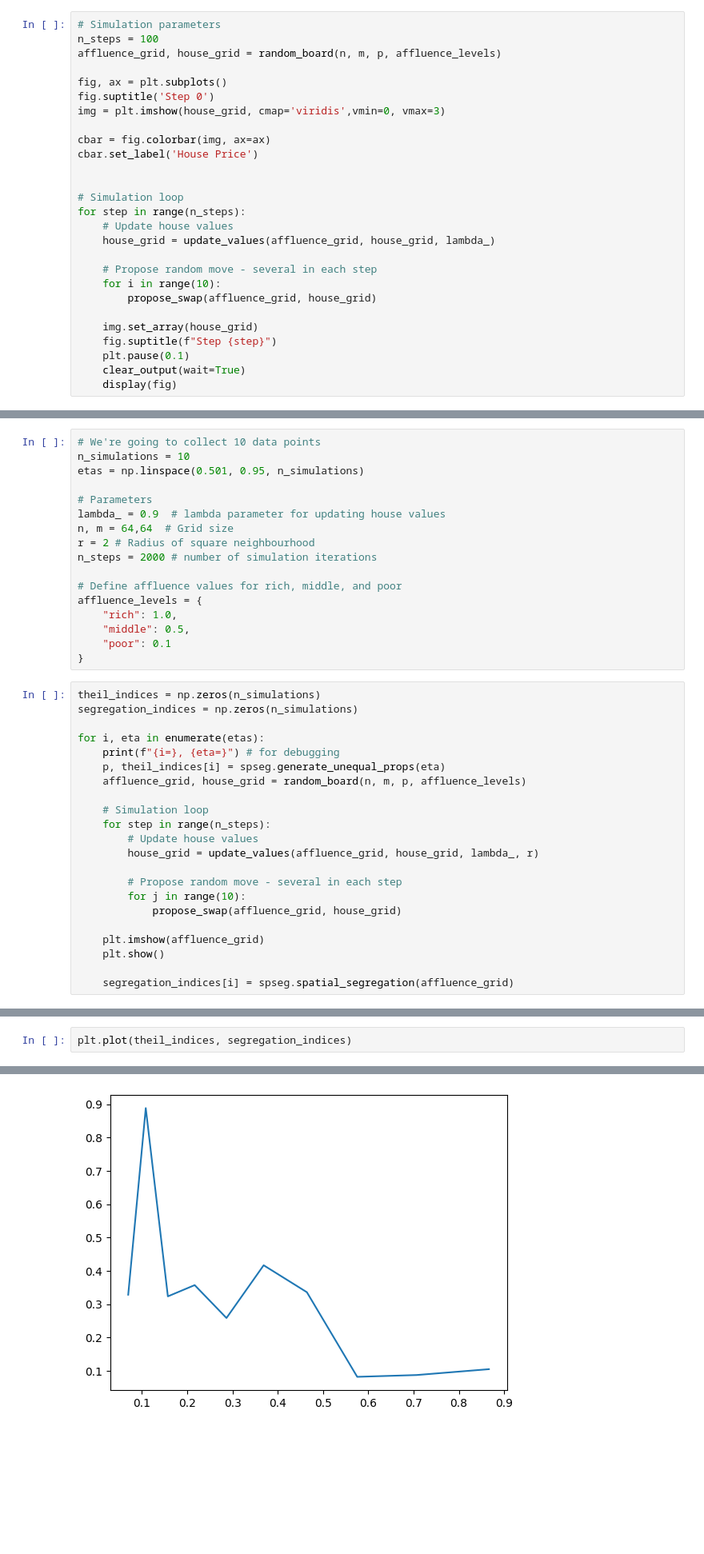
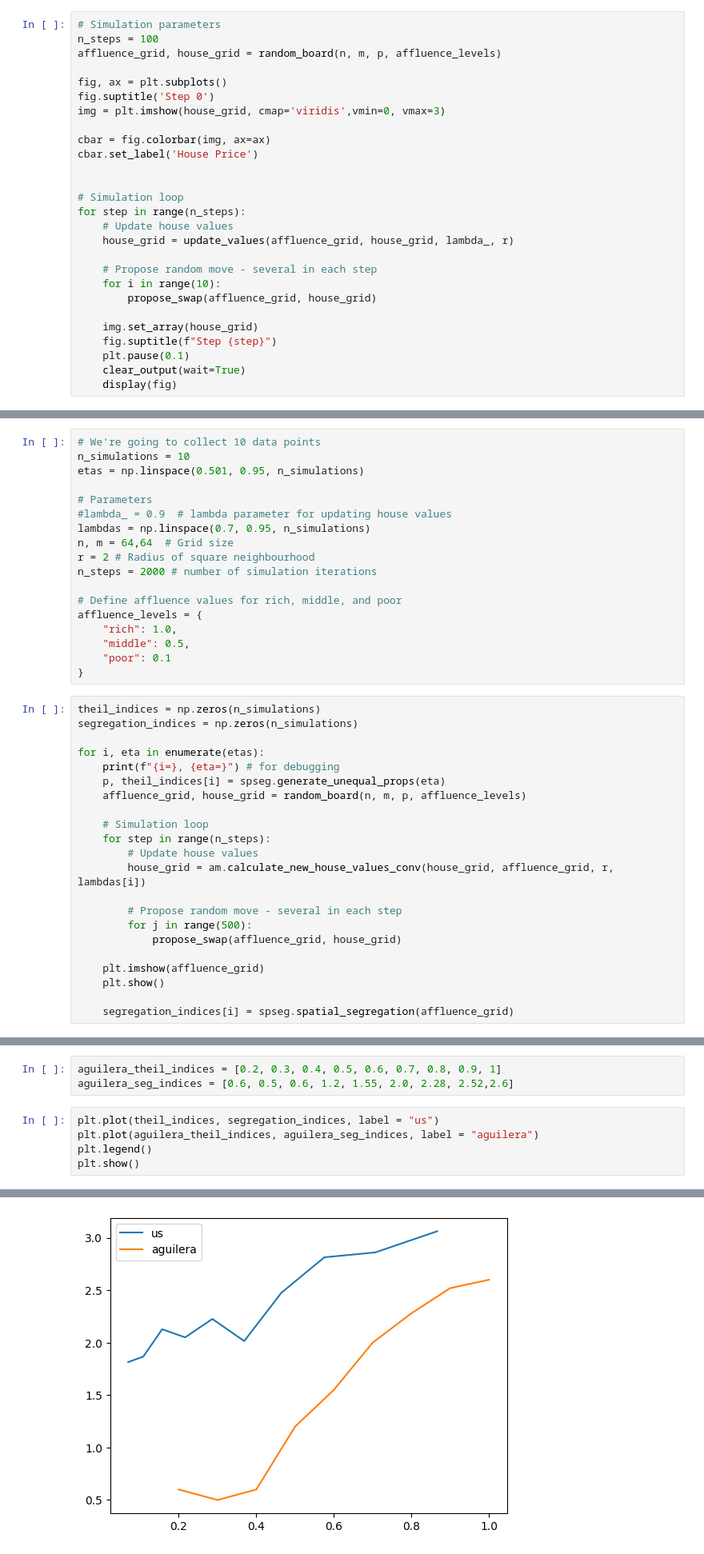
Before and after one commit to markalvaress/Housing_Multiple_IM, a Jupyter notebook: toy_model.ipynb, the cells around one changed output, grey strips where cells are left out. Shown: that part at 80% size. Cells and saved outputs as stored; diff of their text form; blank space fills up the shorter version.

```diff
--- a/toy_model.ipynb
+++ b/toy_model.ipynb
@@ -100,7 +101,7 @@ cbar.set_label('House Price')
 # Simulation loop
 for step in range(n_steps):
     # Update house values
-    house_grid = update_values(affluence_grid, house_grid, lambda_)
+    house_grid = update_values(affluence_grid, house_grid, lambda_, r)
 
     # Propose random move - several in each step
     for i in range(10):
@@ -124,7 +130,8 @@ n_simulations = 10
 etas = np.linspace(0.501, 0.95, n_simulations)
 
 # Parameters
-lambda_ = 0.9  # lambda parameter for updating house values
+#lambda_ = 0.9  # lambda parameter for updating house values
+lambdas = np.linspace(0.7, 0.95, n_simulations)
 n, m = 64,64  # Grid size
 r = 2 # Radius of square neighbourhood
 n_steps = 2000 # number of simulation iterations
@@ -147,10 +154,10 @@ for i, eta in enumerate(etas):
     # Simulation loop
     for step in range(n_steps):
         # Update house values
-        house_grid = update_values(affluence_grid, house_grid, lambda_, r)
+        house_grid = am.calculate_new_house_values_conv(house_grid, affluence_grid, r, lambdas[i])
 
         # Propose random move - several in each step
-        for j in range(10):
+        for j in range(500):
             propose_swap(affluence_grid, house_grid)
 
     plt.imshow(affluence_grid)
@@ -165,3 +181,9 @@ KeyboardInterrupt:
+# %%
+aguilera_theil_indices = [0.2, 0.3, 0.4, 0.5, 0.6, 0.7, 0.8, 0.9, 1]
+aguilera_seg_indices = [0.6, 0.5, 0.6, 1.2, 1.55, 2.0, 2.28, 2.52,2.6]
 # %%
-plt.plot(theil_indices, segregation_indices)
+plt.plot(theil_indices, segregation_indices, label = "us")
+plt.plot(aguilera_theil_indices, aguilera_seg_indices, label = "aguilera")
+plt.legend()
+plt.show()
 # %% [output]
@@ -169 +190 @@ plt.plot(theil_indices, segregation_indices)
-[figure, old version]
+[figure, new version]
```
Also changed, not shown: parts of 9 cells of this notebook, 5 other files.
